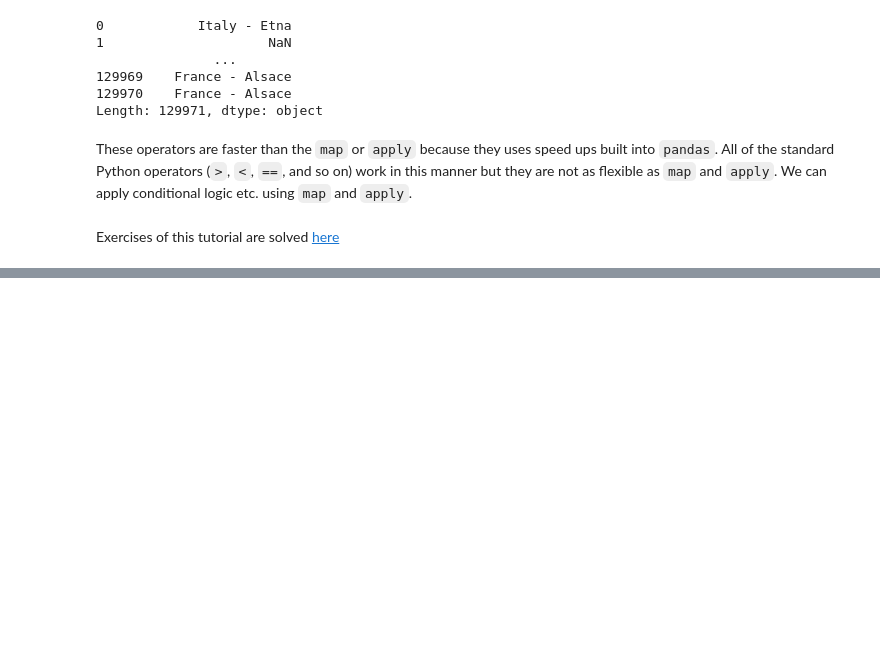
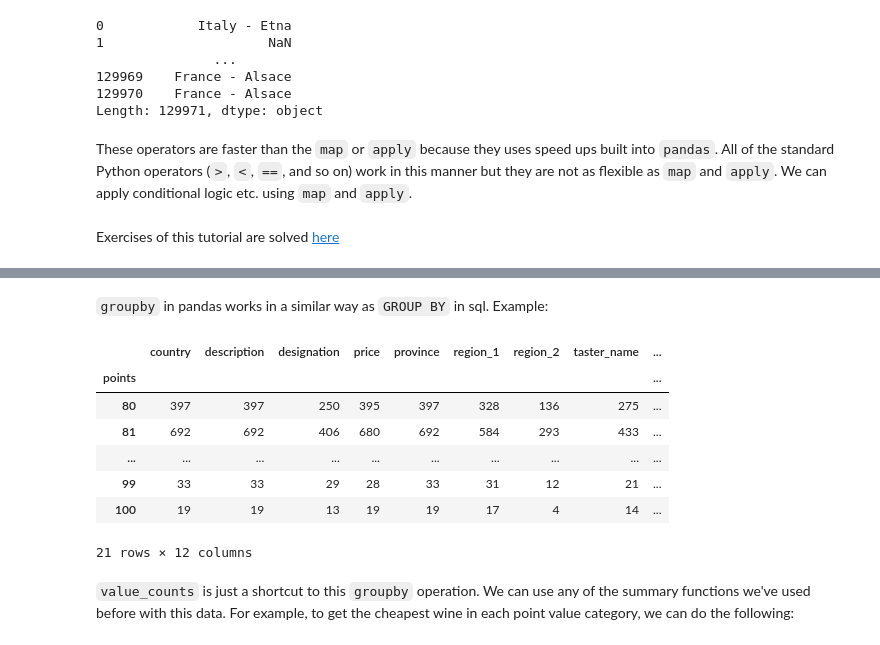
Before and after one commit to ShreyasJothish/datasciencestudygroup, a Jupyter notebook: MahendraBishnoi/04_Pandas.ipynb, the cells around one changed output, grey strips where cells are left out. Drawn from its saved outputs; the diff is of its cells as text; code cells hidden in the pictures; blank space fills up the shorter version.

```diff
--- a/MahendraBishnoi/04_Pandas.ipynb
+++ b/MahendraBishnoi/04_Pandas.ipynb
@@ -513,0 +541,15 @@ Exercises of this tutorial are solved [here](https://www.kaggle.com/mahendrabish
+# %% [markdown]
+`groupby` in pandas works in a similar way as `GROUP BY` in sql. Example:
+# %%
+reviews.groupby('points').count()
+# %% [output]
+|  | country | description | designation | price | province | region_1 | region_2 | taster_name | ... |
+| points |  |  |  |  |  |  |  |  | ... |
+| 80 | 397 | 397 | 250 | 395 | 397 | 328 | 136 | 275 | ... |
+| 81 | 692 | 692 | 406 | 680 | 692 | 584 | 293 | 433 | ... |
+| ... | ... | ... | ... | ... | ... | ... | ... | ... | ... |
+| 99 | 33 | 33 | 29 | 28 | 33 | 31 | 12 | 21 | ... |
+| 100 | 19 | 19 | 13 | 19 | 19 | 17 | 4 | 14 | ... |
+21 rows × 12 columns
+# %% [markdown]
+`value_counts` is just a shortcut to this `groupby` operation. We can use any of the summary functions we've used before with this data. For example, to get the cheapest wine in each point value category, we can do the following:
```
Also changed, not shown: parts of 22 cells of this notebook.
